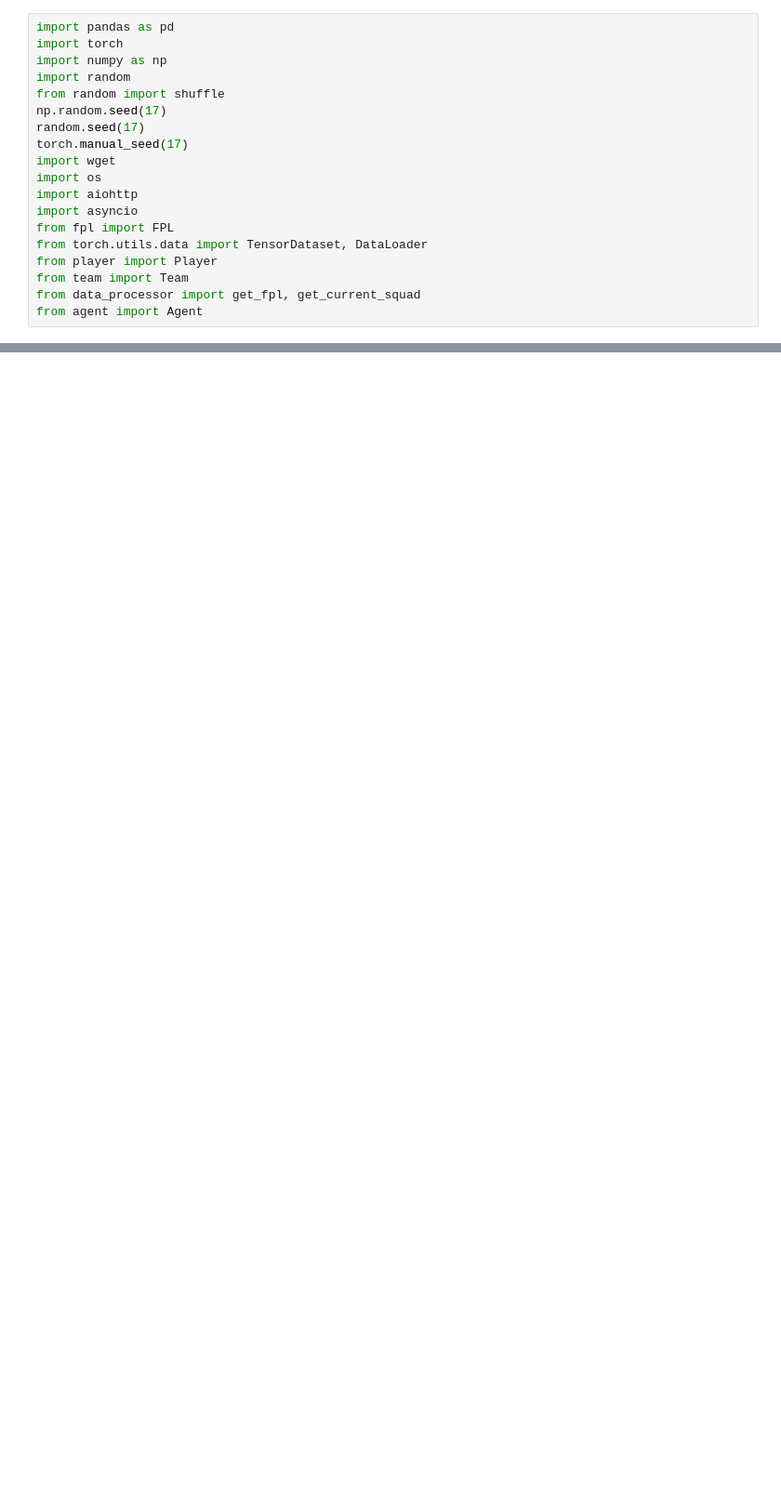
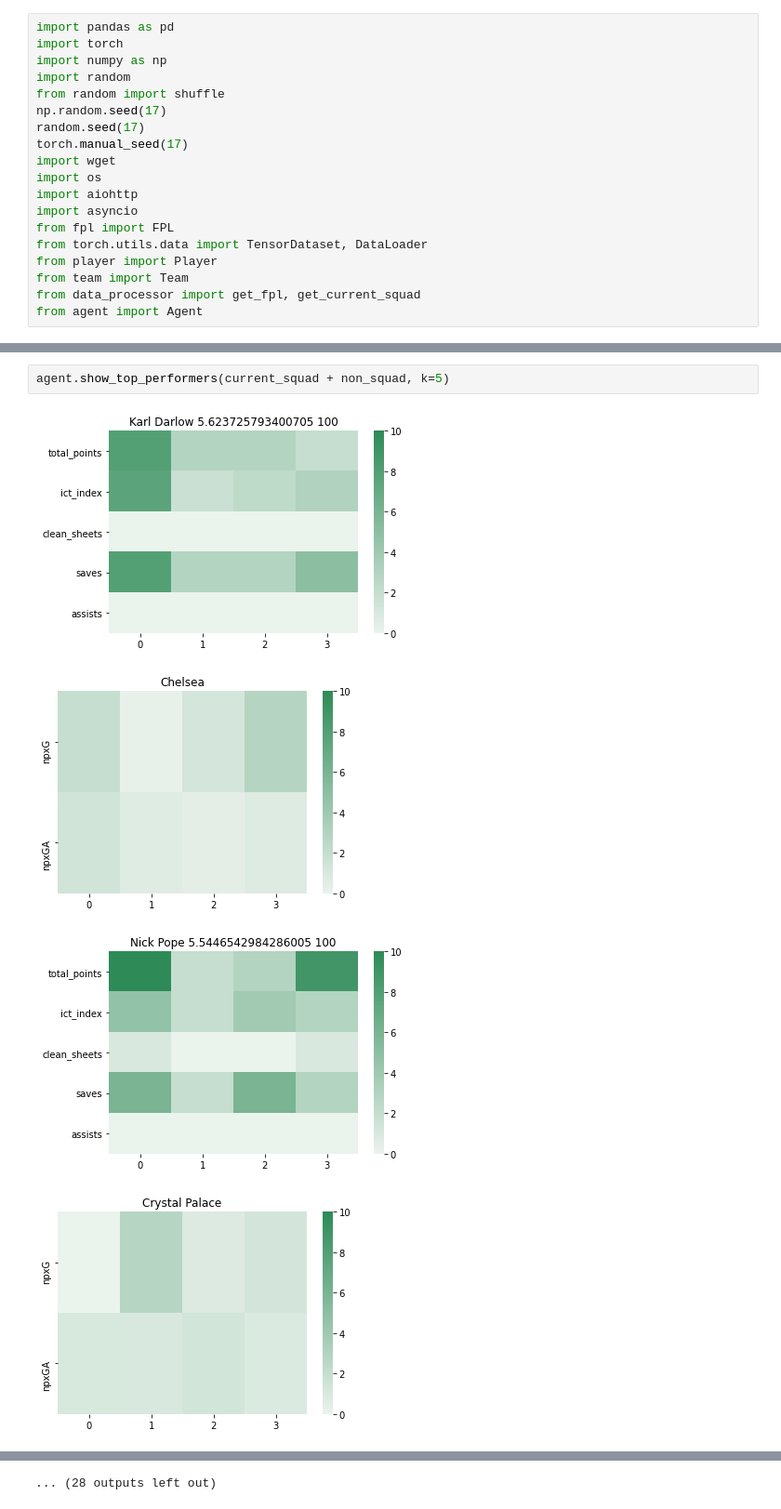
Before and after one commit to ajayrfhp/Control, a Jupyter notebook: Control_FPL/agent.ipynb, the cells around one changed output, grey strips where cells are left out. Shown at 93% size. Cells and saved outputs as stored; diff of their text form; blank space fills up the shorter version.

```diff
--- a/Control_FPL/agent.ipynb
+++ b/Control_FPL/agent.ipynb
@@ -43,0 +54,7 @@ SpearmanrResult(correlation=0.6183928037174714, pvalue=6.226666e-317)
+# %%
+agent.show_top_performers(current_squad + non_squad, k=5)
+# %% [output]
+[figure, added]
+[figure, added]
+[figure, added]
+[figure, added]
@@ -43,0 +69 @@ SpearmanrResult(correlation=0.6183928037174714, pvalue=6.226666e-317)
+... (28 outputs left out)
```
Also changed, not shown: parts of 3 cells of this notebook, 6 other files.
